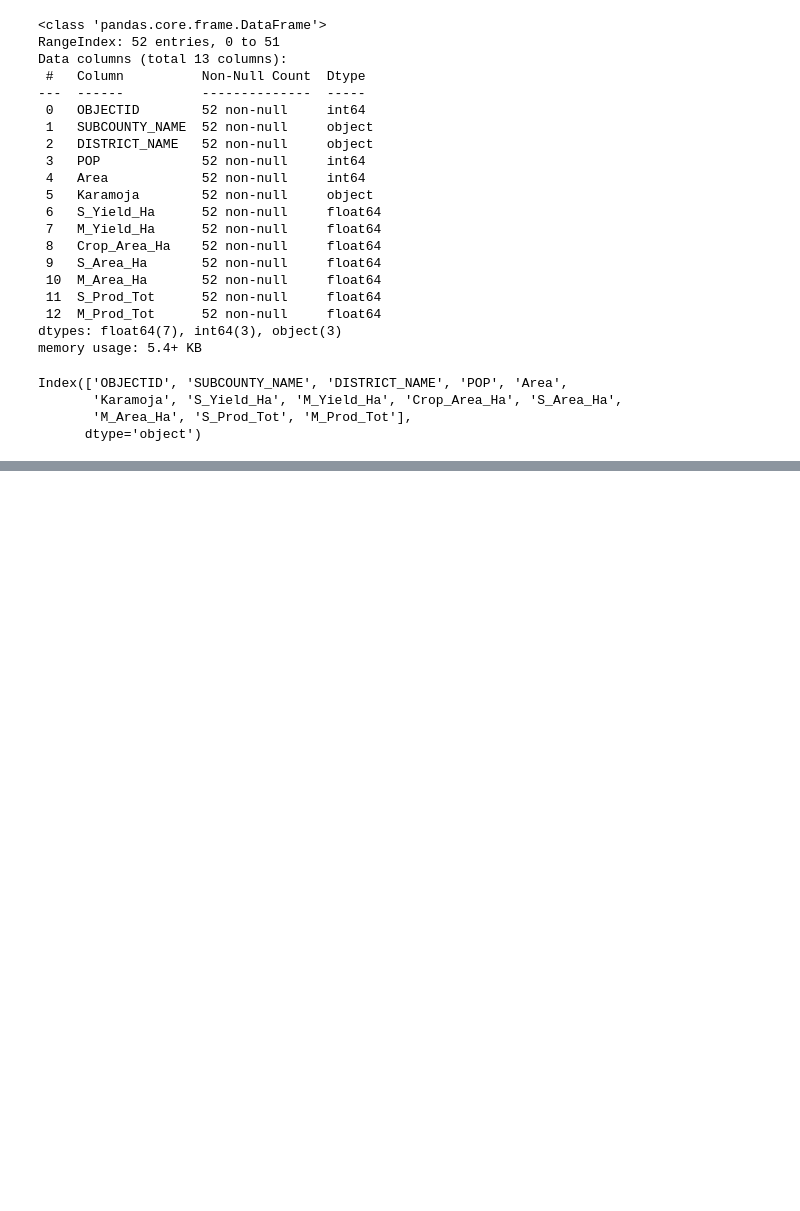
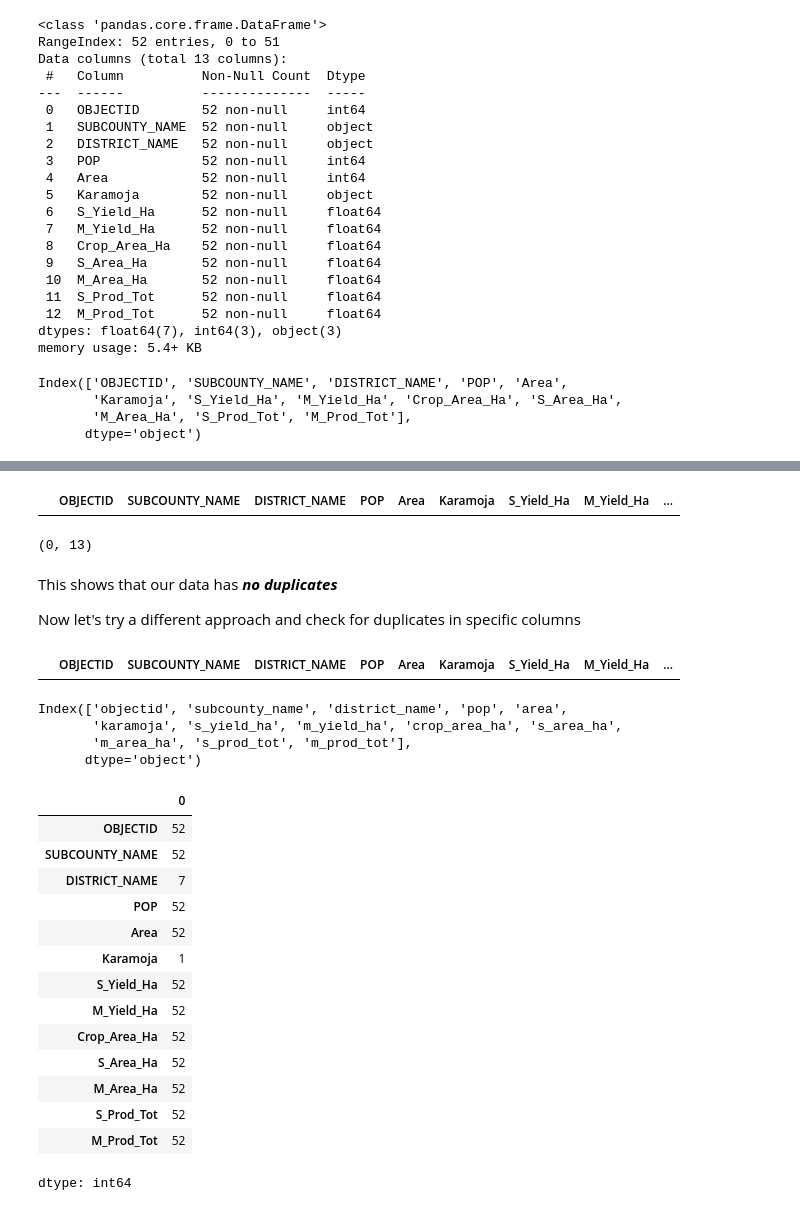
Before and after one commit to Ella244-18/Phase-1-Project-1, a Jupyter notebook: Untitled5.ipynb, the cells around one changed output, grey strips where cells are left out. Cells and saved outputs as stored; diff of their text form; code cells hidden in the pictures; blank space fills up the shorter version.

```diff
--- a/Untitled5.ipynb
+++ b/Untitled5.ipynb
@@ -92,3 +92,48 @@ df.describe()
 | 50% | 810.500000 | 23053.500000 | 3.848356e+08 | 277.255206 | 1016.684002 | 1654.265138 | 1231.824456 | 326.479336 | 2.543687e+05 | ... |
 | 75% | 982.250000 | 39461.000000 | 7.749029e+08 | 368.246437 | 1203.548665 | 3267.564651 | 2429.985069 | 740.296675 | 6.040942e+05 | ... |
 | max | 1320.000000 | 100919.000000 | 2.069555e+09 | 560.313070 | 1396.991494 | 13587.990760 | 12964.499730 | 3840.698081 | 4.582294e+06 | ... |
+# %%
+# Checking for duplicates in the data
+duplicates= df[df.duplicated()]
+duplicates
+# %% [output]
+|  | OBJECTID | SUBCOUNTY_NAME | DISTRICT_NAME | POP | Area | Karamoja | S_Yield_Ha | M_Yield_Ha | ... |
+# %%
+duplicates.shape
+# %% [output]
+(0, 13)
+# %% [markdown]
+This shows that our data has ***no duplicates***
+
+Now let's try a different approach and check for duplicates in specific columns
+# %%
+df[df.duplicated(subset=['S_Yield_Ha', 'M_Yield_Ha'])]
+# %% [output]
+|  | OBJECTID | SUBCOUNTY_NAME | DISTRICT_NAME | POP | Area | Karamoja | S_Yield_Ha | M_Yield_Ha | ... |
+# %%
+# Change all the colun headings to lowercase
+df.columns.str.lower()
+# %% [output]
+Index(['objectid', 'subcounty_name', 'district_name', 'pop', 'area',
+       'karamoja', 's_yield_ha', 'm_yield_ha', 'crop_area_ha', 's_area_ha',
+       'm_area_ha', 's_prod_tot', 'm_prod_tot'],
+      dtype='object')
+# %%
+# Check for unique values in each column
+df.nunique()
+# %% [output]
+|  | 0 |
+| OBJECTID | 52 |
+| SUBCOUNTY_NAME | 52 |
+| DISTRICT_NAME | 7 |
+| POP | 52 |
+| Area | 52 |
+| Karamoja | 1 |
+| S_Yield_Ha | 52 |
+| M_Yield_Ha | 52 |
+| Crop_Area_Ha | 52 |
+| S_Area_Ha | 52 |
+| M_Area_Ha | 52 |
+| S_Prod_Tot | 52 |
+| M_Prod_Tot | 52 |
+dtype: int64
```
Also changed, not shown: parts of 7 cells of this notebook.
